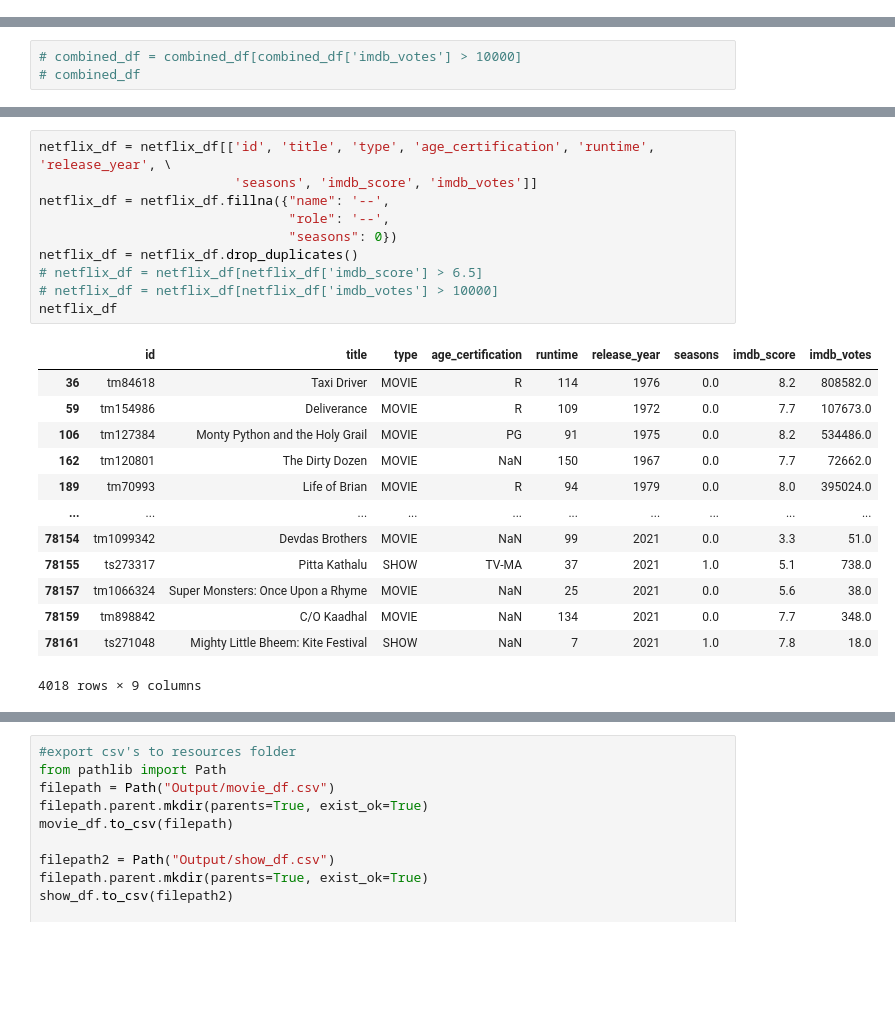
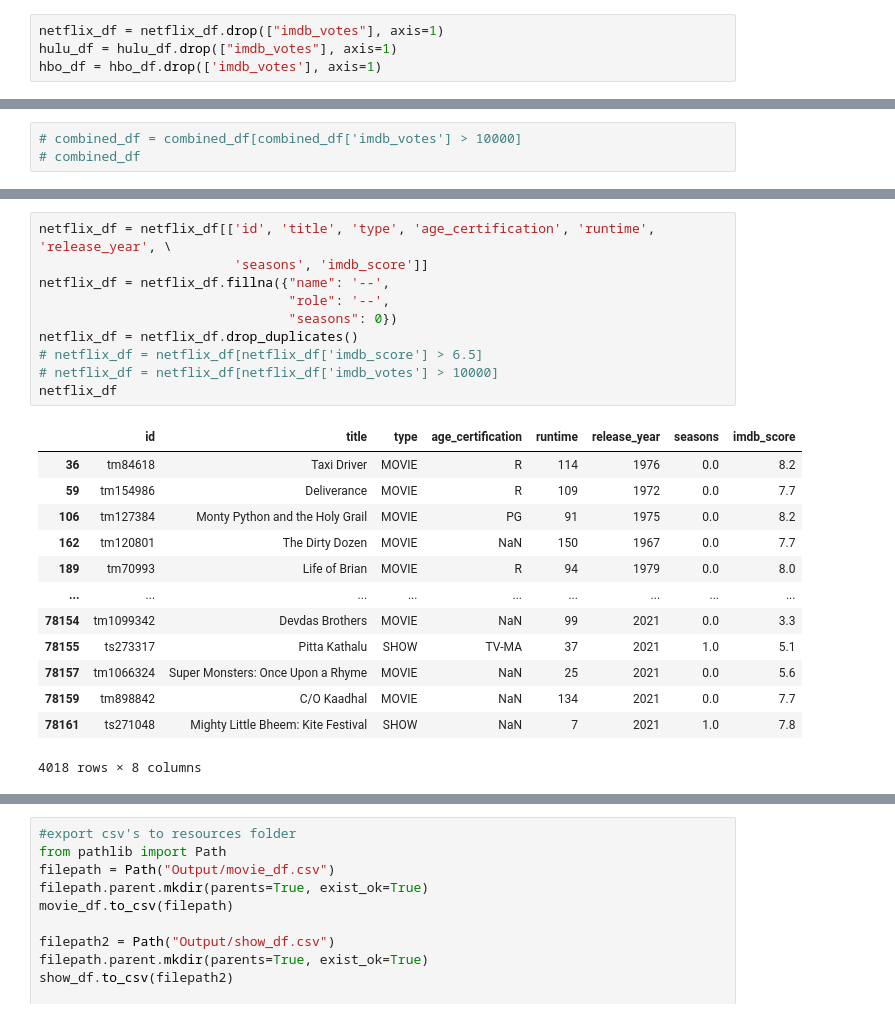
Before and after one commit to thn22/Eclipse__Rodeo2.0, a Jupyter notebook: Eclipse_Rodeo project.ipynb, the cells around one changed output, grey strips where cells are left out. Cells and saved outputs as stored; diff of their text form; blank space fills up the shorter version.

```diff
--- a/Eclipse_Rodeo project.ipynb
+++ b/Eclipse_Rodeo project.ipynb
@@ -53,6 +95,10 @@ hbo_df = hbo_df.drop(hbo_df[hbo_df["role"]=="ACTOR"].index)
 #netflix_df
 #hulu_df
 #hbo_df
+# %%
+netflix_df = netflix_df.drop(["imdb_votes"], axis=1)
+hulu_df = hulu_df.drop(["imdb_votes"], axis=1)
+hbo_df = hbo_df.drop(['imdb_votes'], axis=1)
 # %%
 #merge all data frames into one
 combined_df = pd.merge(pd.merge(netflix_df, hulu_df, how='outer'), hbo_df, how='outer')
@@ -177,26 +212,26 @@ show_df
 # %%
 netflix_df = netflix_df[['id', 'title', 'type', 'age_certification', 'runtime', 'release_year', \
-                         'seasons', 'imdb_score', 'imdb_votes']]
+                         'seasons', 'imdb_score']]
 netflix_df = netflix_df.fillna({"name": '--',
                                 "role": '--',
                                 "seasons": 0})
 netflix_df = netflix_df.drop_duplicates()
 # netflix_df = netflix_df[netflix_df['imdb_score'] > 6.5]
 # netflix_df = netflix_df[netflix_df['imdb_votes'] > 10000]
 netflix_df
 # %% [output]
-|  | id | title | type | age_certification | runtime | release_year | seasons | imdb_score | imdb_votes |
-| 36 | tm84618 | Taxi Driver | MOVIE | R | 114 | 1976 | 0.0 | 8.2 | 808582.0 |
-| 59 | tm154986 | Deliverance | MOVIE | R | 109 | 1972 | 0.0 | 7.7 | 107673.0 |
-| 106 | tm127384 | Monty Python and the Holy Grail | MOVIE | PG | 91 | 1975 | 0.0 | 8.2 | 534486.0 |
-| 162 | tm120801 | The Dirty Dozen | MOVIE | NaN | 150 | 1967 | 0.0 | 7.7 | 72662.0 |
-| 189 | tm70993 | Life of Brian | MOVIE | R | 94 | 1979 | 0.0 | 8.0 | 395024.0 |
-| ... | ... | ... | ... | ... | ... | ... | ... | ... | ... |
-| 78154 | tm1099342 | Devdas Brothers | MOVIE | NaN | 99 | 2021 | 0.0 | 3.3 | 51.0 |
-| 78155 | ts273317 | Pitta Kathalu | SHOW | TV-MA | 37 | 2021 | 1.0 | 5.1 | 738.0 |
-| 78157 | tm1066324 | Super Monsters: Once Upon a Rhyme | MOVIE | NaN | 25 | 2021 | 0.0 | 5.6 | 38.0 |
-| 78159 | tm898842 | C/O Kaadhal | MOVIE | NaN | 134 | 2021 | 0.0 | 7.7 | 348.0 |
-| 78161 | ts271048 | Mighty Little Bheem: Kite Festival | SHOW | NaN | 7 | 2021 | 1.0 | 7.8 | 18.0 |
+|  | id | title | type | age_certification | runtime | release_year | seasons | imdb_score |
+| 36 | tm84618 | Taxi Driver | MOVIE | R | 114 | 1976 | 0.0 | 8.2 |
+| 59 | tm154986 | Deliverance | MOVIE | R | 109 | 1972 | 0.0 | 7.7 |
+| 106 | tm127384 | Monty Python and the Holy Grail | MOVIE | PG | 91 | 1975 | 0.0 | 8.2 |
+| 162 | tm120801 | The Dirty Dozen | MOVIE | NaN | 150 | 1967 | 0.0 | 7.7 |
+| 189 | tm70993 | Life of Brian | MOVIE | R | 94 | 1979 | 0.0 | 8.0 |
+| ... | ... | ... | ... | ... | ... | ... | ... | ... |
+| 78154 | tm1099342 | Devdas Brothers | MOVIE | NaN | 99 | 2021 | 0.0 | 3.3 |
+| 78155 | ts273317 | Pitta Kathalu | SHOW | TV-MA | 37 | 2021 | 1.0 | 5.1 |
+| 78157 | tm1066324 | Super Monsters: Once Upon a Rhyme | MOVIE | NaN | 25 | 2021 | 0.0 | 5.6 |
+| 78159 | tm898842 | C/O Kaadhal | MOVIE | NaN | 134 | 2021 | 0.0 | 7.7 |
+| 78161 | ts271048 | Mighty Little Bheem: Kite Festival | SHOW | NaN | 7 | 2021 | 1.0 | 7.8 |
-4018 rows × 9 columns
+4018 rows × 8 columns
 # %%
 hulu_df = hulu_df[['id', 'title', 'type', 'age_certification', 'runtime', 'release_year', \
```
Also changed, not shown: parts of 15 cells of this notebook, 10 other files.
